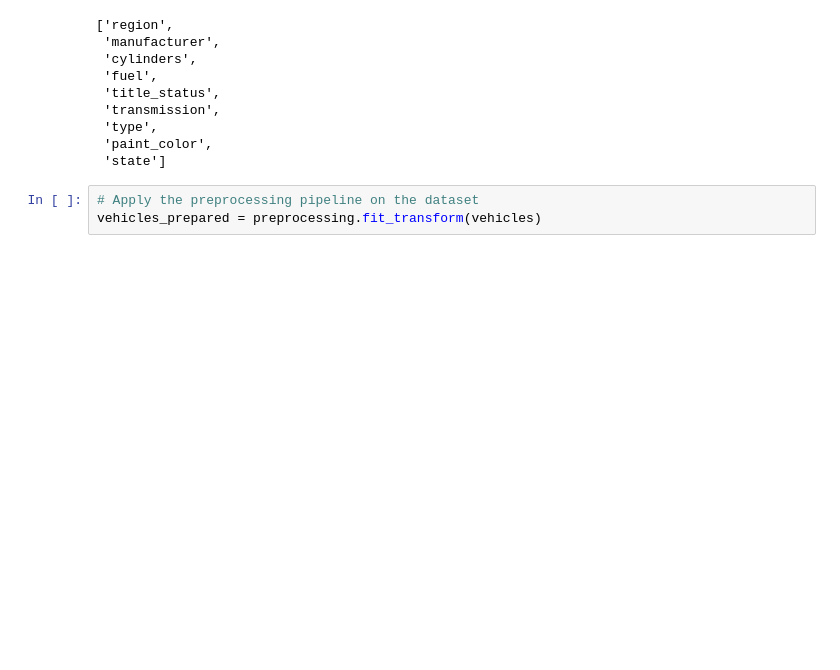
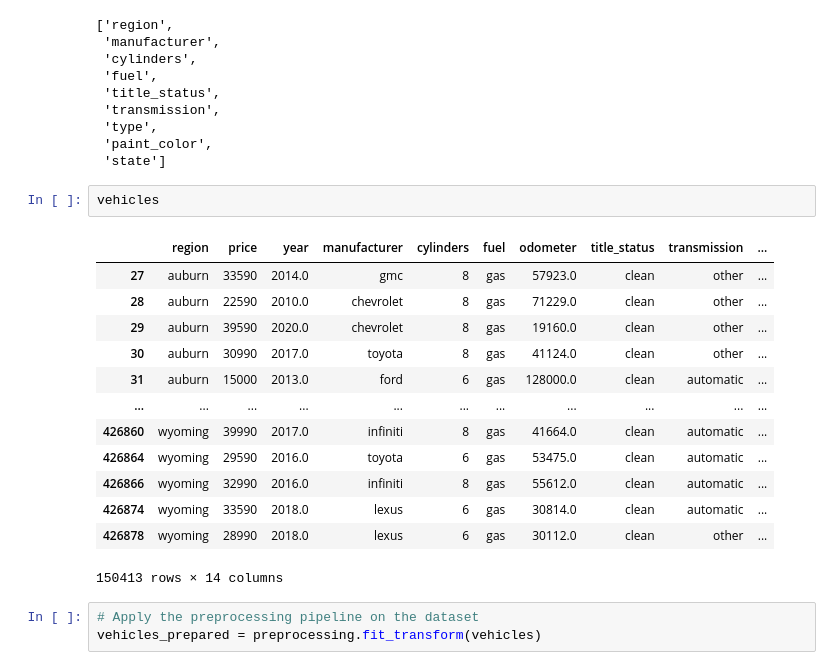
Before and after one commit to Ali7109/3401Project, a Jupyter notebook: src/CarPredictionModel.ipynb, the cells around one changed output. Cells and saved outputs as stored; diff of their text form; blank space fills up the shorter version.

```diff
--- a/src/CarPredictionModel.ipynb
+++ b/src/CarPredictionModel.ipynb
@@ -200,6 +166,22 @@ cat_cols
  'type',
  'paint_color',
  'state']
+# %%
+vehicles
+# %% [output]
+|  | region | price | year | manufacturer | cylinders | fuel | odometer | title_status | transmission | ... |
+| 27 | auburn | 33590 | 2014.0 | gmc | 8 | gas | 57923.0 | clean | other | ... |
+| 28 | auburn | 22590 | 2010.0 | chevrolet | 8 | gas | 71229.0 | clean | other | ... |
+| 29 | auburn | 39590 | 2020.0 | chevrolet | 8 | gas | 19160.0 | clean | other | ... |
+| 30 | auburn | 30990 | 2017.0 | toyota | 8 | gas | 41124.0 | clean | other | ... |
+| 31 | auburn | 15000 | 2013.0 | ford | 6 | gas | 128000.0 | clean | automatic | ... |
+| ... | ... | ... | ... | ... | ... | ... | ... | ... | ... | ... |
+| 426860 | wyoming | 39990 | 2017.0 | infiniti | 8 | gas | 41664.0 | clean | automatic | ... |
+| 426864 | wyoming | 29590 | 2016.0 | toyota | 6 | gas | 53475.0 | clean | automatic | ... |
+| 426866 | wyoming | 32990 | 2016.0 | infiniti | 8 | gas | 55612.0 | clean | automatic | ... |
+| 426874 | wyoming | 33590 | 2018.0 | lexus | 6 | gas | 30814.0 | clean | automatic | ... |
+| 426878 | wyoming | 28990 | 2018.0 | lexus | 6 | gas | 30112.0 | clean | other | ... |
+150413 rows × 14 columns
 # %%
 # Apply the preprocessing pipeline on the dataset
 vehicles_prepared = preprocessing.fit_transform(vehicles)
```
Also changed, not shown: parts of 19 cells of this notebook.
